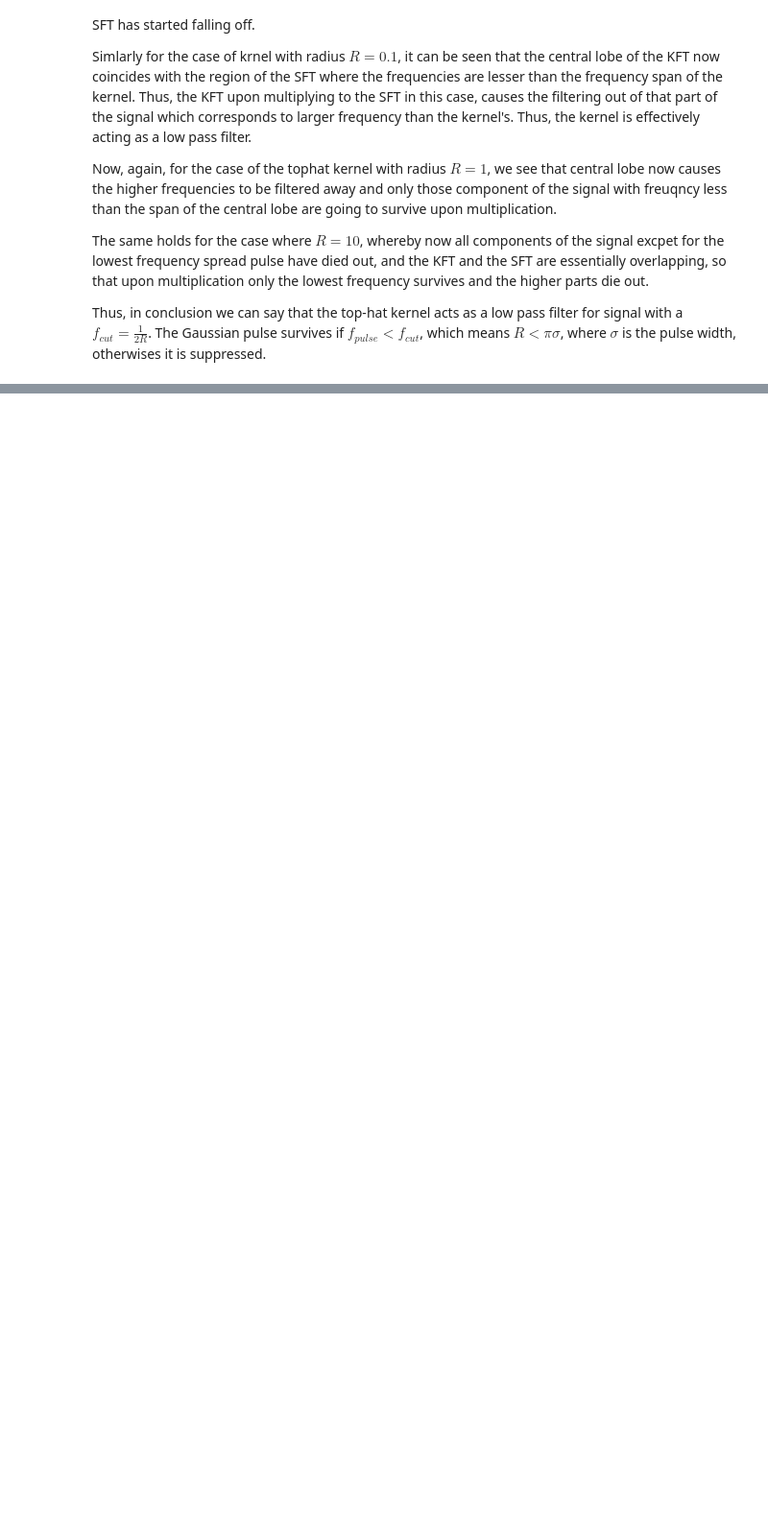
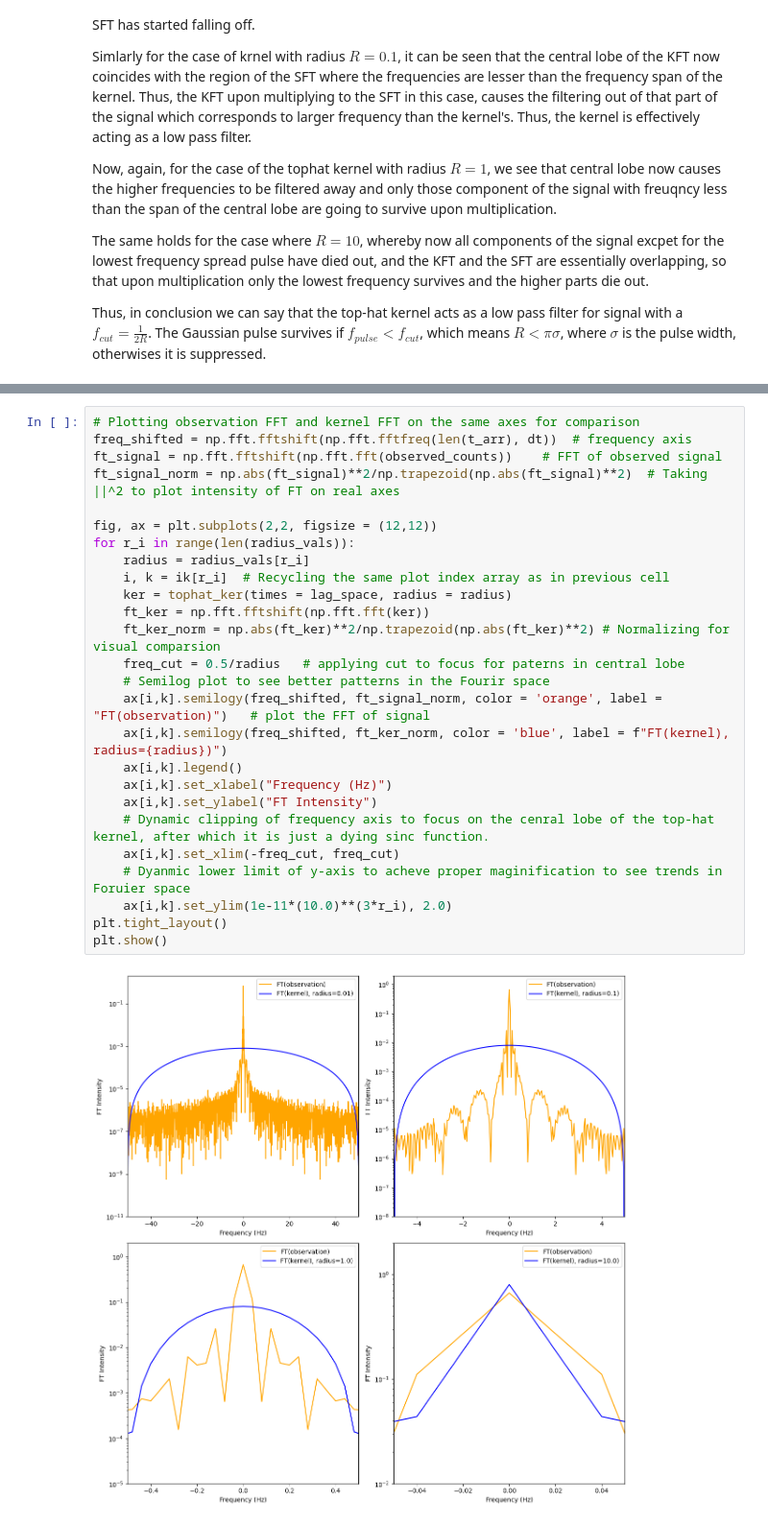
Before and after one commit to sarthak-tri/ACR_2026_TIFR_assignments, a Jupyter notebook: assignment-2/answers-assignment-2.ipynb, the cells around one changed output, grey strips where cells are left out. Shown at 96% size. Drawn from its saved outputs; the diff is of its cells as text; blank space fills up the shorter version.

```diff
--- a/assignment-2/answers-assignment-2.ipynb
+++ b/assignment-2/answers-assignment-2.ipynb
@@ -529,0 +604,28 @@ Thus, in conclusion we can say that the top-hat kernel acts as a low pass filter
+# %%
+# Plotting observation FFT and kernel FFT on the same axes for comparison
+freq_shifted = np.fft.fftshift(np.fft.fftfreq(len(t_arr), dt))  # frequency axis
+ft_signal = np.fft.fftshift(np.fft.fft(observed_counts))    # FFT of observed signal
+ft_signal_norm = np.abs(ft_signal)**2/np.trapezoid(np.abs(ft_signal)**2)  # Taking ||^2 to plot intensity of FT on real axes
+
+fig, ax = plt.subplots(2,2, figsize = (12,12))
+for r_i in range(len(radius_vals)):
+    radius = radius_vals[r_i]
+    i, k = ik[r_i]  # Recycling the same plot index array as in previous cell
+    ker = tophat_ker(times = lag_space, radius = radius)
+    ft_ker = np.fft.fftshift(np.fft.fft(ker))
+    ft_ker_norm = np.abs(ft_ker)**2/np.trapezoid(np.abs(ft_ker)**2) # Normalizing for visual comparsion
+    freq_cut = 0.5/radius   # applying cut to focus for paterns in central lobe
+    # Semilog plot to see better patterns in the Fourir space
+    ax[i,k].semilogy(freq_shifted, ft_signal_norm, color = 'orange', label = "FT(observation)")   # plot the FFT of signal
+    ax[i,k].semilogy(freq_shifted, ft_ker_norm, color = 'blue', label = f"FT(kernel), radius={radius})")
+    ax[i,k].legend()
+    ax[i,k].set_xlabel("Frequency (Hz)")
+    ax[i,k].set_ylabel("FT Intensity")
+    # Dynamic clipping of frequency axis to focus on the cenral lobe of the top-hat kernel, after which it is just a dying sinc function.
+    ax[i,k].set_xlim(-freq_cut, freq_cut)
+    # Dyanmic lower limit of y-axis to acheve proper maginification to see trends in Foruier space
+    ax[i,k].set_ylim(1e-11*(10.0)**(3*r_i), 2.0)
+plt.tight_layout()
+plt.show()
+# %% [output]
+[figure, added]
```
Also changed, not shown: parts of 6 cells of this notebook.
